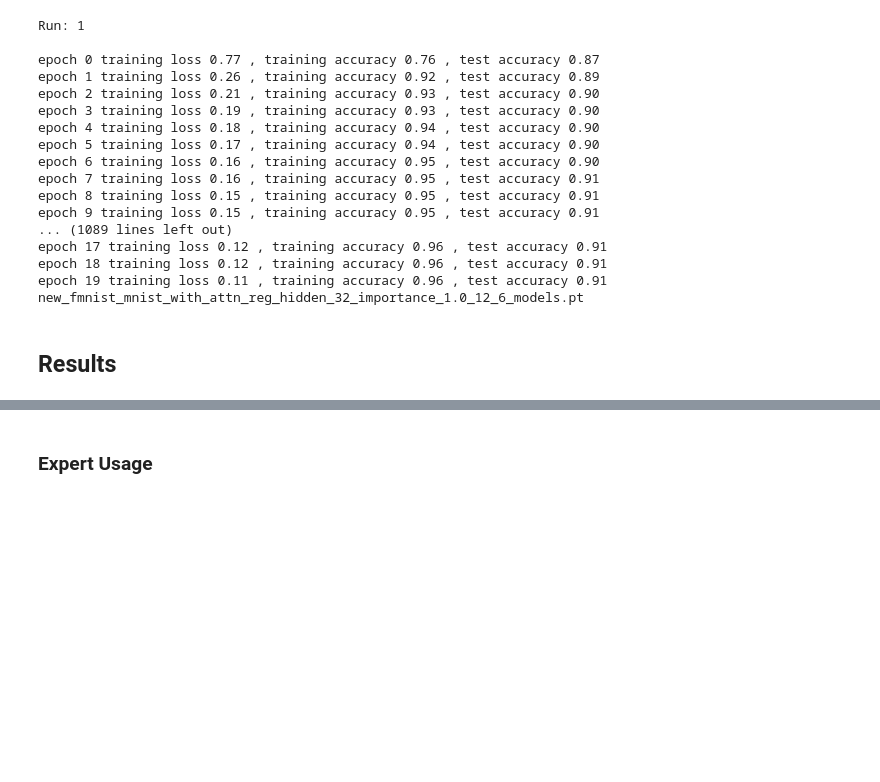
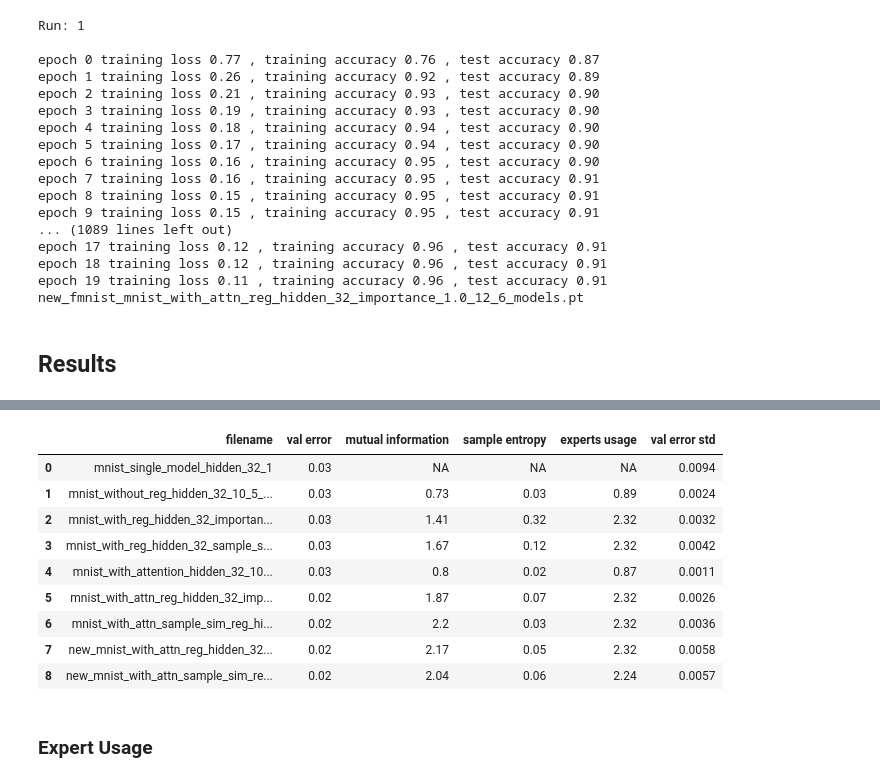
Before and after one commit to yamsgithub/modular_deep_learning, a Jupyter notebook: aaai_2022/notebooks/mnist_moe_with_attention.ipynb, the cells around one changed output, grey strips where cells are left out. Drawn from its saved outputs; the diff is of its cells as text; code cells hidden in the pictures; blank space fills up the shorter version.

```diff
--- a/aaai_2022/notebooks/mnist_moe_with_attention.ipynb
+++ b/aaai_2022/notebooks/mnist_moe_with_attention.ipynb
@@ -1230,3 +1520,19 @@ new_fmnist_mnist_with_attn_reg_hidden_32_importance_1.0_12_6_models.pt
+# %%
+filename = 'final_results.csv'
+data = pd.read_csv(filename)
+data.fillna('NA', inplace=True)
+data
+# %% [output]
+|  | filename | val error | mutual information | sample entropy | experts usage | val error std |
+| 0 | mnist_single_model_hidden_32_1 | 0.03 | NA | NA | NA | 0.0094 |
+| 1 | mnist_without_reg_hidden_32_10_5_... | 0.03 | 0.73 | 0.03 | 0.89 | 0.0024 |
+| 2 | mnist_with_reg_hidden_32_importan... | 0.03 | 1.41 | 0.32 | 2.32 | 0.0032 |
+| 3 | mnist_with_reg_hidden_32_sample_s... | 0.03 | 1.67 | 0.12 | 2.32 | 0.0042 |
+| 4 | mnist_with_attention_hidden_32_10... | 0.03 | 0.8 | 0.02 | 0.87 | 0.0011 |
+| 5 | mnist_with_attn_reg_hidden_32_imp... | 0.02 | 1.87 | 0.07 | 2.32 | 0.0026 |
+| 6 | mnist_with_attn_sample_sim_reg_hi... | 0.02 | 2.2 | 0.03 | 2.32 | 0.0036 |
+| 7 | new_mnist_with_attn_reg_hidden_32... | 0.02 | 2.17 | 0.05 | 2.32 | 0.0058 |
+| 8 | new_mnist_with_attn_sample_sim_re... | 0.02 | 2.04 | 0.06 | 2.24 | 0.0057 |
 # %% [markdown]
 ### Expert Usage
 # %%
```
Also changed, not shown: parts of 57 cells of this notebook, 1 other file.
